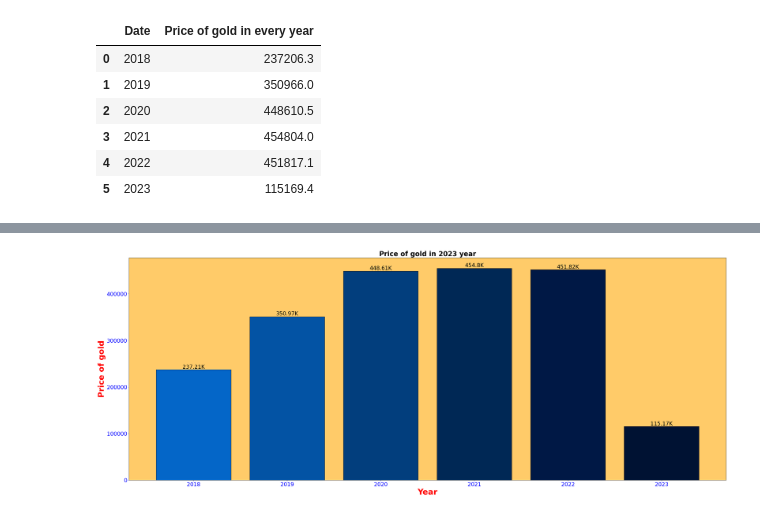
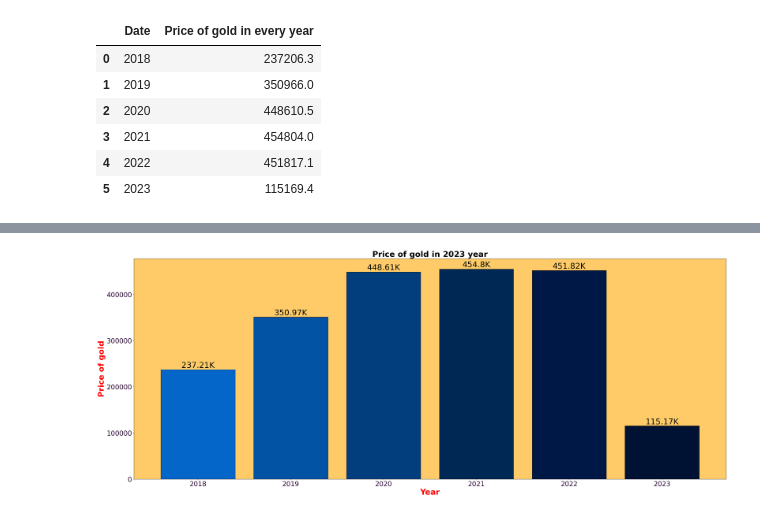
Before and after one commit to joyshil05/data_science, a Jupyter notebook: price-of-gold-in-every-year.ipynb, the cells around one changed output, grey strips where cells are left out. Saved outputs shown, nothing was run; the diff lists cells and outputs as text; code cells hidden in the pictures.

```diff
--- a/price-of-gold-in-every-year.ipynb
+++ b/price-of-gold-in-every-year.ipynb
@@ -215,13 +215,13 @@ df
 # %% [markdown]
 # > **create line chart**
 # %%
-fig,ax1 = plt.subplots(figsize=(25, 9))
+fig,ax1 = plt.subplots(figsize=(25, 10))
 ax1 = fig.add_axes([0,0,1,1])
 ax1.plot(df['Year'].tail(3),df['Price of gold in 2023 year'].tail(3),color='orange',linewidth=3,alpha=0.7,marker='o',markersize=10,linestyle=(0,(1,10)))
 
 ax1.fill_between(df['Year'],df['Price of gold in 2023 year'],color='orange',alpha=0.1)
 for i, temp in enumerate(df['Price of gold in 2023 year'].tail(3)):
-    ax1.text(df['Year'][i], temp+1, str(round(temp/1000,2))+'K', ha='center', va='bottom', fontsize=15,fontweight="bold")
+    ax1.text(df['Year'][i], temp+1, str(round(temp/1000,2))+'K', ha='center', va='bottom', fontsize=20,fontweight="bold")
 
 
 ax1.set_title('Price of gold in 2023 year',fontsize=20,fontweight='bold')
@@ -230,7 +230,7 @@ ax1.set_ylabel('Price of gold', fontsize=20, fontweight='bold')
 
 ax1.set_xticks(df['Year'])
 ax1.set_xticklabels(df['Year'], rotation=45, ha='right')
-ax1.tick_params(axis='both',labelsize=15)
+ax1.tick_params(axis='both',labelsize=20)
 ax1.grid(True)
 
 #ax1.set_xlim([-0.9,2022])
@@ -248,7 +248,7 @@ fig,(ax1)=plt.subplots(figsize=(30,10))
 color1 = ['#7400b8','#6930c3','#5e60ce']
 bar1=ax1.bar(x=df['Year'],height=df['Price of gold in 2023 year'],color=color1,edgecolor='black')
 for i,bar in enumerate(bar1):
-  ax1.text(bar.get_x() + bar.get_width() / 2,bar.get_height() + 0.5,f"{round(df['Price of gold in 2023 year'].iloc[i]/1000,2)}K", ha="center",va = "bottom",fontsize=20)
+  ax1.text(bar.get_x() + bar.get_width() / 2,bar.get_height() + 0.5,f"{round(df['Price of gold in 2023 year'].iloc[i]/1000,2)}K", ha="center",va = "bottom",fontsize=25)
 ax1.set_title('Price of gold in 2023 year',fontsize=20)
 ax1.set_ylabel('Price of gold',fontsize=30,fontweight='bold',color='red')
 ax1.set_xlabel('Year',fontsize=30)
@@ -346,7 +346,7 @@ df1
 | 5 | 2023 | 115169.4 |
 # %%
 df1.rename(columns={'Date': 'Year'}, inplace=True)
-fig,ax1 = plt.subplots(figsize=(25, 8))
+fig,ax1 = plt.subplots(figsize=(25, 10))
 ax1 = fig.add_axes([0,0,1,1])
 ax1.plot(df1['Year'].tail(6),df1['Price of gold in every year'].tail(6),color='#540d6e',linewidth=5,alpha=0.7,marker='P',markersize=15,linestyle=(0,(1,10)))
 
@@ -355,9 +355,9 @@ for i, temp in enumerate(df1['Price of gold in every year'].tail(6)):
     ax1.text(df1['Year'][i], temp+1, str(round(temp/1000,2))+'K', ha='center', va='bottom', fontsize=20,fontweight="bold")
 
 
-ax1.set_title('Price of gold in last 5 year',fontsize=20,fontweight='bold')
-ax1.set_xlabel('Year', fontsize=20, fontweight='bold')
-ax1.set_ylabel('Price of gold', fontsize=20, fontweight='bold')
+ax1.set_title('Price of gold in last 5 year',fontsize=30,fontweight='bold')
+ax1.set_xlabel('Year', fontsize=30, fontweight='bold')
+ax1.set_ylabel('Price of gold', fontsize=30, fontweight='bold')
 
 ax1.set_xticks(df1['Year'])
 ax1.set_xticklabels(df1['Year'], rotation=45, ha='right')
@@ -372,16 +372,16 @@ plt.show()
 # %%
 fig,(ax1)=plt.subplots(figsize=(40,15))
 #labels and titles
 #bar
 color1 = ['#0466c8','#0353a4','#023e7d','#002855','#001845','#001233']
 bar1=ax1.bar(x=df1['Year'],height=df1['Price of gold in every year'],color=color1,edgecolor='black')
 for i,bar in enumerate(bar1):
-  ax1.text(bar.get_x() + bar.get_width() / 2,bar.get_height() + 0.5,f"{round(df1['Price of gold in every year'].iloc[i]/1000,2)}K", ha="center",va = "bottom",fontsize=20)
-ax1.set_title('Price of gold in 2023 year',fontsize=25,fontweight='bold')
+  ax1.text(bar.get_x() + bar.get_width() / 2,bar.get_height() + 0.5,f"{round(df1['Price of gold in every year'].iloc[i]/1000,2)}K", ha="center",va = "bottom",fontsize=30)
+ax1.set_title('Price of gold in 2023 year',fontsize=30,fontweight='bold')
 ax1.set_ylabel('Price of gold',fontsize=30,fontweight='bold',color='red')
 ax1.set_xlabel('Year',fontsize=30,fontweight='bold',color='red')
 ax1.set_facecolor(color='#ffcb69')
-ax1.tick_params(axis='x',labelsize='20',colors='Blue')
-ax1.tick_params(axis='y',labelsize='20',colors='Blue')
+ax1.tick_params(axis='x',labelsize='25',colors='#2c0735')
+ax1.tick_params(axis='y',labelsize='25',colors='#2c0735')
 # %% [output]
-[figure, old version]
+[figure, new version]
```
Also changed, not shown: parts of 3 cells of this notebook.
